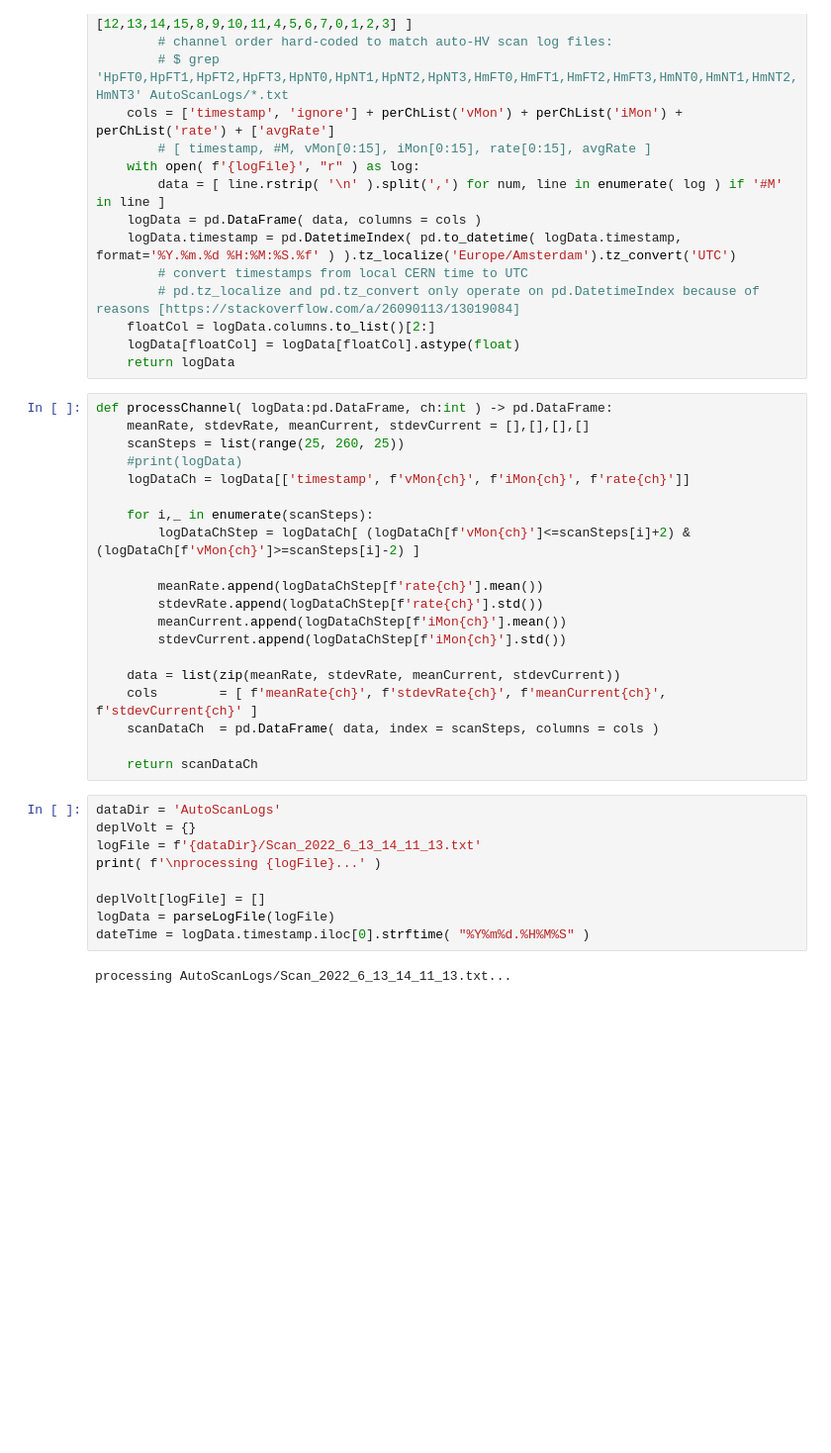
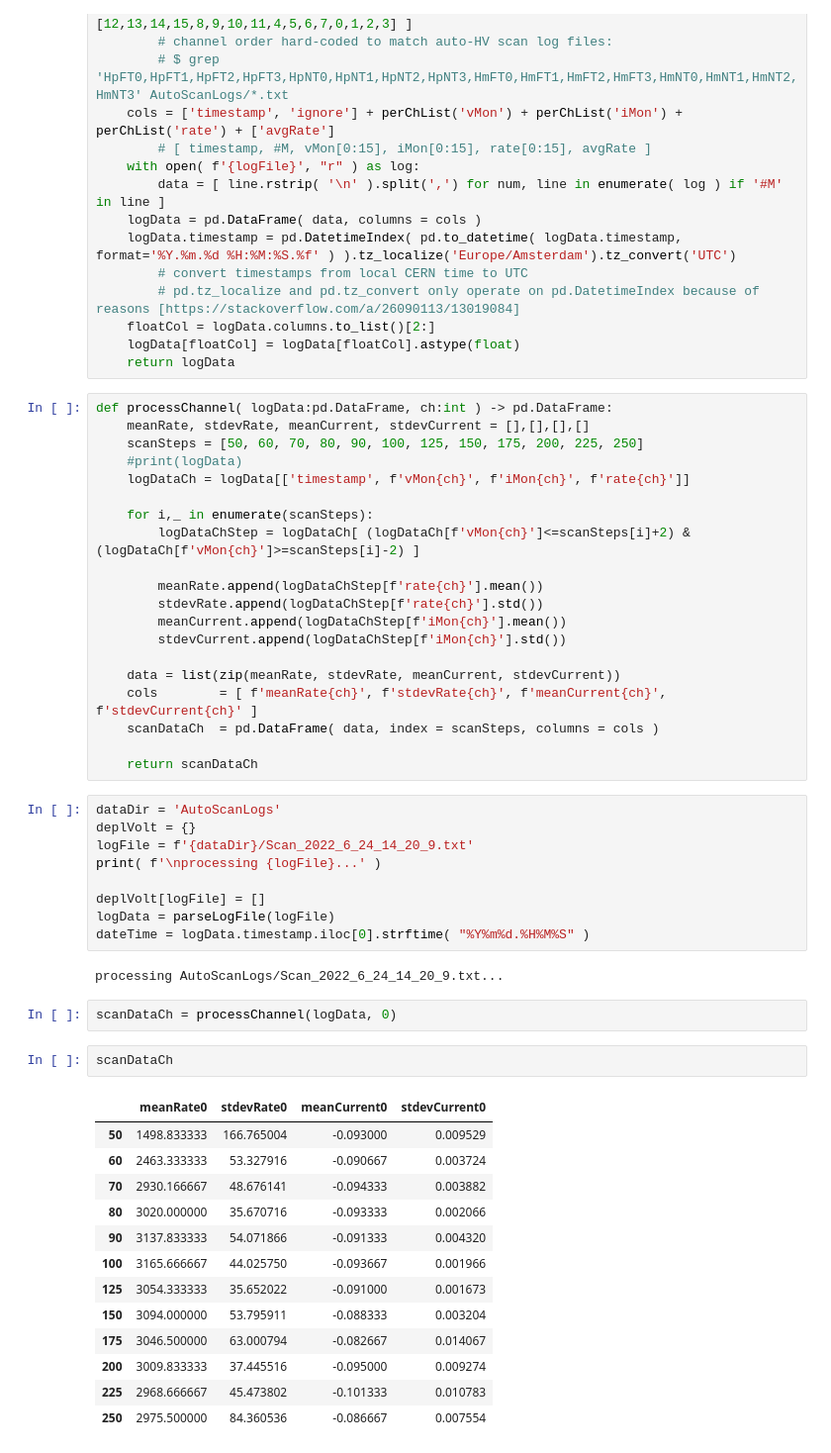
Before and after one commit to Nimmitha/PLTOffline, a Jupyter notebook: DepletionVoltage/plot_rate_and_iMon.ipynb, the cells around one changed output. Shown at 99% size. Cells and saved outputs as stored; diff of their text form; blank space fills up the shorter version.

```diff
--- a/DepletionVoltage/plot_rate_and_iMon.ipynb
+++ b/DepletionVoltage/plot_rate_and_iMon.ipynb
@@ -21,7 +21,7 @@ def parseLogFile( logFile:str ) -> pd.DataFrame:
 # %%
 def processChannel( logData:pd.DataFrame, ch:int ) -> pd.DataFrame:
     meanRate, stdevRate, meanCurrent, stdevCurrent = [],[],[],[]
-    scanSteps = list(range(25, 260, 25))
+    scanSteps = [50, 60, 70, 80, 90, 100, 125, 150, 175, 200, 225, 250]
     #print(logData)
     logDataCh = logData[['timestamp', f'vMon{ch}', f'iMon{ch}', f'rate{ch}']]
 
@@ -41,14 +41,32 @@ def processChannel( logData:pd.DataFrame, ch:int ) -> pd.DataFrame:
 # %%
 dataDir = 'AutoScanLogs'
 deplVolt = {}
-logFile = f'{dataDir}/Scan_2022_6_13_14_11_13.txt'
+logFile = f'{dataDir}/Scan_2022_6_24_14_20_9.txt'
 print( f'\nprocessing {logFile}...' )
 
 deplVolt[logFile] = []
 logData = parseLogFile(logFile)
 dateTime = logData.timestamp.iloc[0].strftime( "%Y%m%d.%H%M%S" )
 # %% [output]
-processing AutoScanLogs/Scan_2022_6_13_14_11_13.txt...
+processing AutoScanLogs/Scan_2022_6_24_14_20_9.txt...
+# %%
+scanDataCh = processChannel(logData, 0)
+# %%
+scanDataCh
+# %% [output]
+|  | meanRate0 | stdevRate0 | meanCurrent0 | stdevCurrent0 |
+| 50 | 1498.833333 | 166.765004 | -0.093000 | 0.009529 |
+| 60 | 2463.333333 | 53.327916 | -0.090667 | 0.003724 |
+| 70 | 2930.166667 | 48.676141 | -0.094333 | 0.003882 |
+| 80 | 3020.000000 | 35.670716 | -0.093333 | 0.002066 |
+| 90 | 3137.833333 | 54.071866 | -0.091333 | 0.004320 |
+| 100 | 3165.666667 | 44.025750 | -0.093667 | 0.001966 |
+| 125 | 3054.333333 | 35.652022 | -0.091000 | 0.001673 |
+| 150 | 3094.000000 | 53.795911 | -0.088333 | 0.003204 |
+| 175 | 3046.500000 | 63.000794 | -0.082667 | 0.014067 |
+| 200 | 3009.833333 | 37.445516 | -0.095000 | 0.009274 |
+| 225 | 2968.666667 | 45.473802 | -0.101333 | 0.010783 |
+| 250 | 2975.500000 | 84.360536 | -0.086667 | 0.007554 |
 # %%
 for ch in range(16):
     scanDataCh  = processChannel(logData, ch)
```
Also changed, not shown: parts of 2 cells of this notebook.
